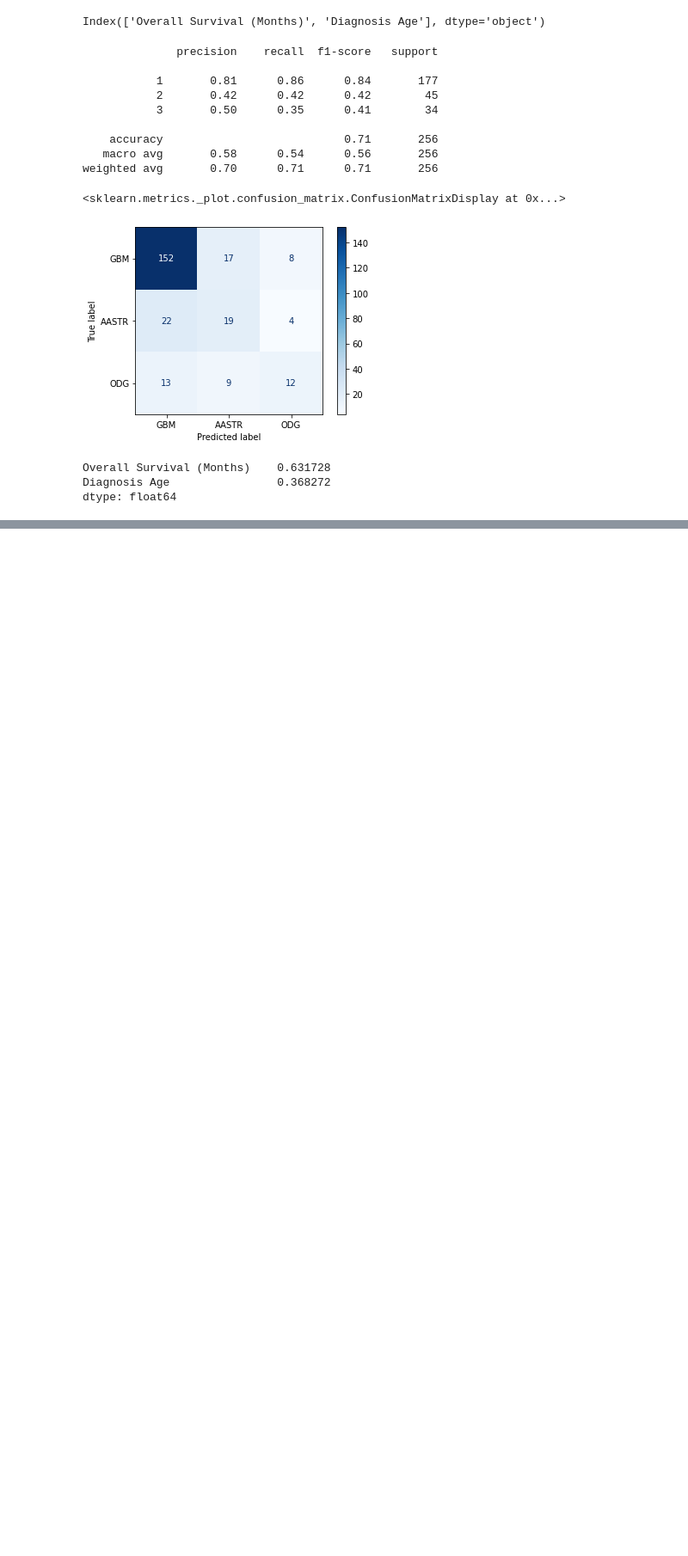
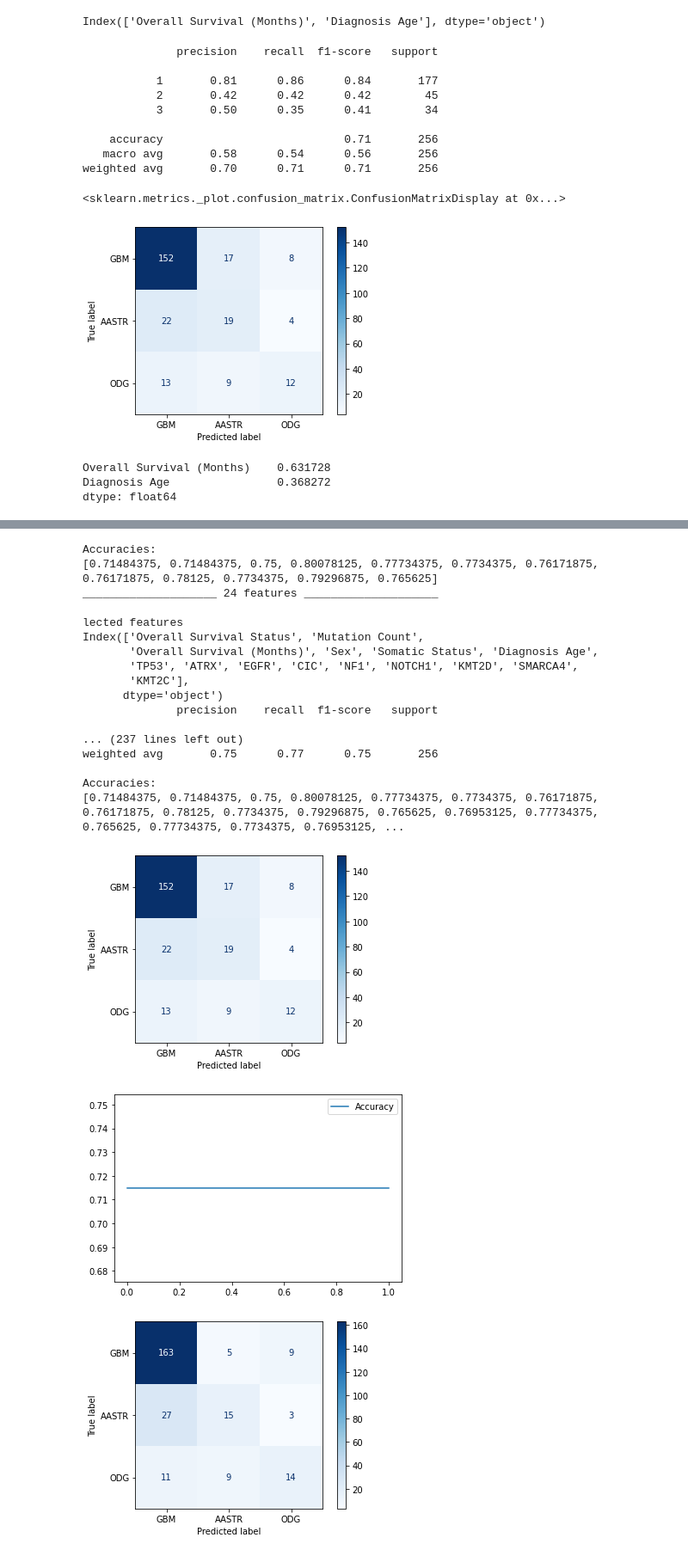
Before and after one commit to mathabaws/SOTA_xAI_Visual_analytics, a Jupyter notebook: notebooks/3.0-Feature_Selection.ipynb, the cells around one changed output, grey strips where cells are left out. Shown: that part at 86% size. Drawn from its saved outputs; the diff is of its cells as text; code cells hidden in the pictures; blank space fills up the shorter version.

Commit message:
implement feature selection and buuild/export the model

```diff
--- a/notebooks/3.0-Feature_Selection.ipynb
+++ b/notebooks/3.0-Feature_Selection.ipynb
@@ -227,3 +227,27 @@ pd.Series(clf.feature_importances_, index=X_train.columns[sel.get_support()])
 Overall Survival (Months)    0.631728
 Diagnosis Age                0.368272
 dtype: float64
+# %%
+accuracies = []
+# %%
+for i in range(2,50, 2):
+    print("____________________ {} features ____________________".format(i))
+
+    sel = SelectFromModel(PermutationImportance(RandomForestClassifier(n_estimators=100, random_state=42, n_jobs=-1), cv=5), max_features=i).fit(X_train.values, y_train.values.ravel())
+    X_tr = sel.transform(X_train.values)
+    X_te = sel.transform(X_test.values)
+
+    print('\nlected features')
+    print(X_train.columns[sel.get_support()])
+
+
+    clf = RandomForestClassifier(n_estimators=100, random_state=42, n_jobs=-1)
+    clf.fit(X_tr, y_train.values.ravel())
+    predictions = clf.predict(X_te)
+    print(classification_report(y_test, predictions))
+    plot_confusion_matrix(clf, X_te, y_test, cmap = plt.cm.Blues, display_labels=["GBM", "AASTR", "ODG"], values_format = '')
+    accuracies.append(accuracy_score(y_test, predictions))
+    print('Accuracies: ')
+    print(accuracies)
+    pd.DataFrame({'Accuracy':accuracies}).plot()
+# %% [output]
@@ -229,0 +271,20 @@ dtype: float64
+Accuracies:
+[0.71484375, 0.71484375, 0.75, 0.80078125, 0.77734375, 0.7734375, 0.76171875, 0.76171875, 0.78125, 0.7734375, 0.79296875, 0.765625]
+____________________ 24 features ____________________
+
+lected features
+Index(['Overall Survival Status', 'Mutation Count',
+       'Overall Survival (Months)', 'Sex', 'Somatic Status', 'Diagnosis Age',
+       'TP53', 'ATRX', 'EGFR', 'CIC', 'NF1', 'NOTCH1', 'KMT2D', 'SMARCA4',
+       'KMT2C'],
+      dtype='object')
+              precision    recall  f1-score   support
+
+... (237 lines left out)
+weighted avg       0.75      0.77      0.75       256
+
+Accuracies:
+[0.71484375, 0.71484375, 0.75, 0.80078125, 0.77734375, 0.7734375, 0.76171875, 0.76171875, 0.78125, 0.7734375, 0.79296875, 0.765625, 0.76953125, 0.77734375, 0.765625, 0.77734375, 0.7734375, 0.76953125, ...
+[figure, added]
+[figure, added]
+[figure, added]
```
Also changed, not shown: parts of 8 cells of this notebook, 8 other files.
